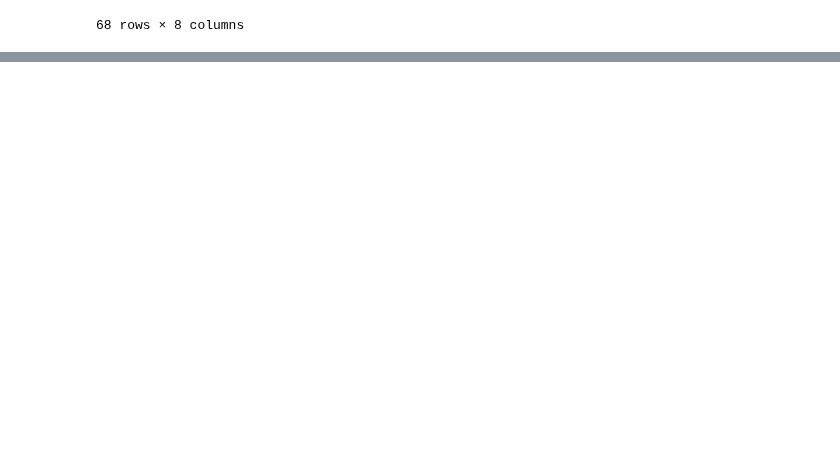
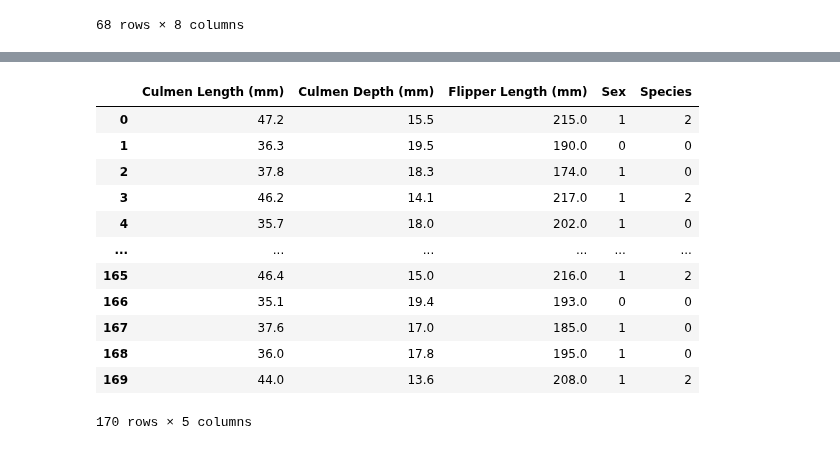
Before and after one commit to Tahuubinh/ML_HUST_PROJECT, a Jupyter notebook: code/ANN.ipynb, the cells around one changed output, grey strips where cells are left out. Cells and saved outputs as stored; diff of their text form; code cells hidden in the pictures; blank space fills up the shorter version.

```diff
--- a/code/ANN.ipynb
+++ b/code/ANN.ipynb
@@ -321,0 +495,18 @@ pd.read_csv('../data/' + save_folder + '/train_data_' + str(50) + '_valid.csv')
+# %%
+a = pd.read_csv('../data/train_0.5_valid_0.7_test/train_data.csv')
+a = a.drop(['Delta 15 N (o/oo)', 'Delta 13 C (o/oo)', 'Body Mass (g)'], axis = 1)
+a
+# %% [output]
+|  | Culmen Length (mm) | Culmen Depth (mm) | Flipper Length (mm) | Sex | Species |
+| 0 | 47.2 | 15.5 | 215.0 | 1 | 2 |
+| 1 | 36.3 | 19.5 | 190.0 | 0 | 0 |
+| 2 | 37.8 | 18.3 | 174.0 | 1 | 0 |
+| 3 | 46.2 | 14.1 | 217.0 | 1 | 2 |
+| 4 | 35.7 | 18.0 | 202.0 | 1 | 0 |
+| ... | ... | ... | ... | ... | ... |
+| 165 | 46.4 | 15.0 | 216.0 | 1 | 2 |
+| 166 | 35.1 | 19.4 | 193.0 | 0 | 0 |
+| 167 | 37.6 | 17.0 | 185.0 | 1 | 0 |
+| 168 | 36.0 | 17.8 | 195.0 | 1 | 0 |
+| 169 | 44.0 | 13.6 | 208.0 | 1 | 2 |
+170 rows × 5 columns
```
Also changed, not shown: parts of 18 cells of this notebook, 4 other files.
